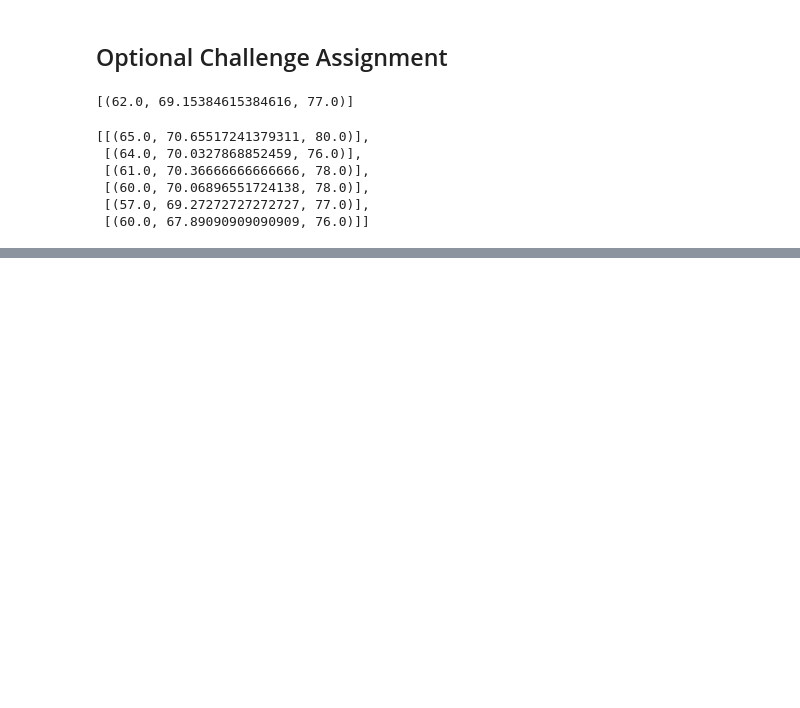
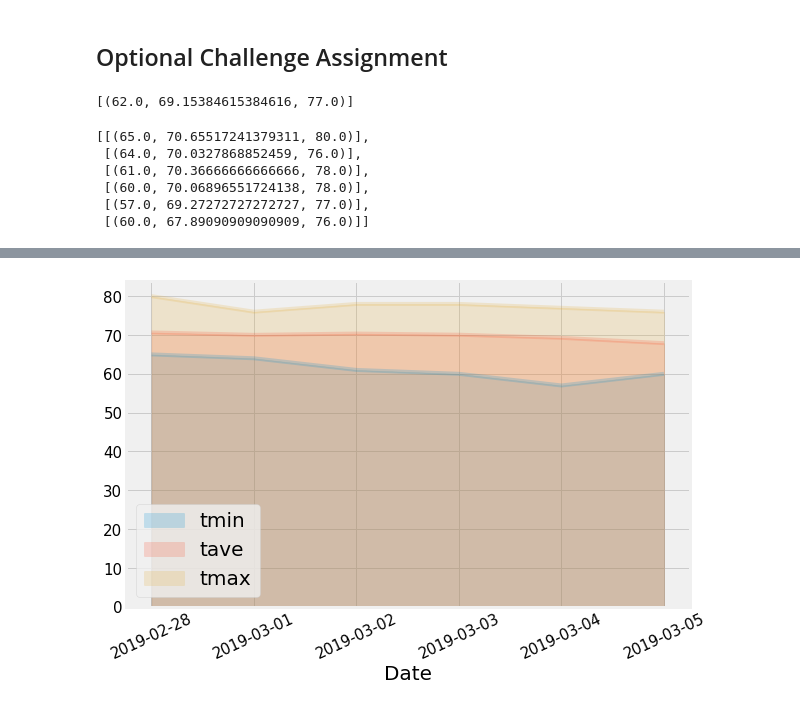
Before and after one commit to JeClarke05/SQL_Alchemy, a Jupyter notebook: climate_starter.ipynb, the cells around one changed output, grey strips where cells are left out. Cells and saved outputs as stored; diff of their text form; code cells hidden in the pictures; blank space fills up the shorter version.

Commit message:
created plot for trip daily normals

```diff
--- a/climate_starter.ipynb
+++ b/climate_starter.ipynb
@@ -376,0 +357,19 @@ Trip_norms = pd.DataFrame(list(zip(dates_list, tmin, tave, tmax)),
+# %%
+# Load the previous query results into a Pandas DataFrame and add the `trip_dates` range as the `date` index
+# Unravel normals list
+normals = list(np.ravel(normals))
+
+#break out tmin, tave, and tmax to assemble DF
+tmin = [normals[0], normals[3], normals[6], normals[9], normals[12], normals[15]]
+tave = [normals[1], normals[4], normals[7], normals[10], normals[13], normals[16]]
+tmax = [normals[2], normals[5], normals[8], normals[11], normals[14], normals[17]]
+
+#create dataframe
+t_norms = pd.DataFrame(
+    {'date': dates_list,
+     'tmin': tmin,
+     'tave': tave,
+     'tmax': tmax
+    })
+t_norms.set_index('date', inplace= True)
+t_norms
@@ -376,0 +385,9 @@ Trip_norms = pd.DataFrame(list(zip(dates_list, tmin, tave, tmax)),
+# %%
+# Use Pandas to plot an area plot (stacked=False) for the daily normals.
+t_norms.plot.area(stacked=False, alpha = .2, figsize=(9, 6), fontsize=15)
+plt.legend(fontsize=20)
+plt.xlabel('Date', fontsize = 20)
+plt.xticks(rotation=25)
+plt.show()
+# %% [output]
+[figure, added]
```
Also changed, not shown: parts of 4 cells of this notebook.
